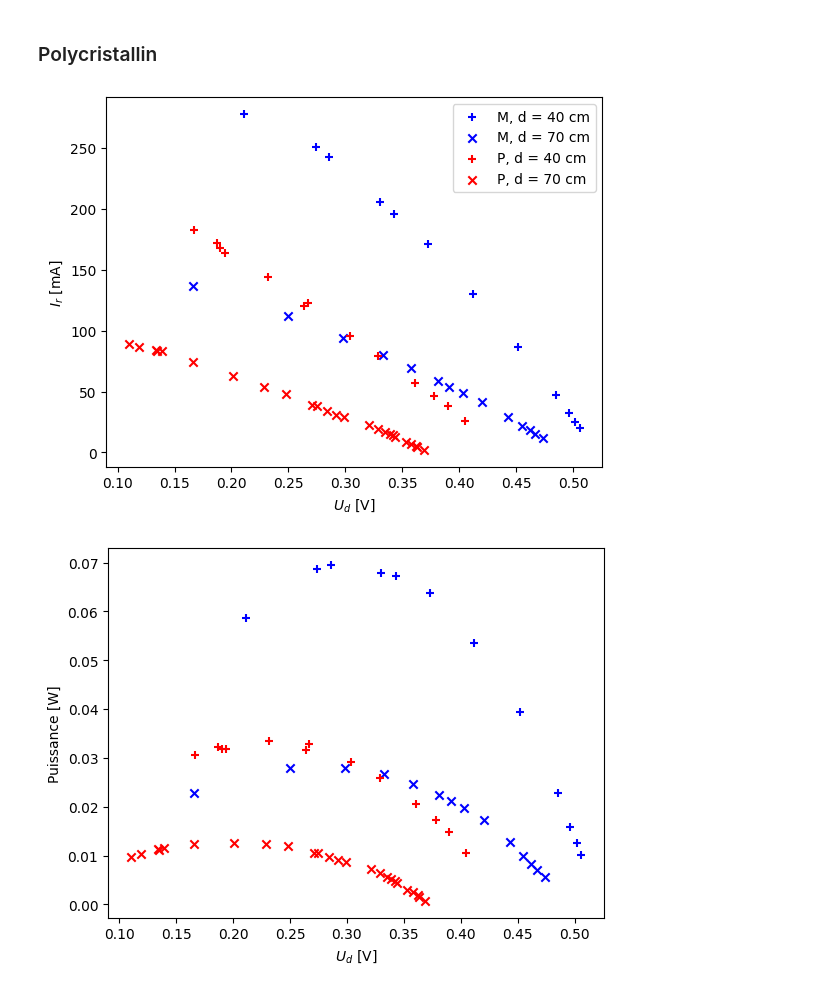
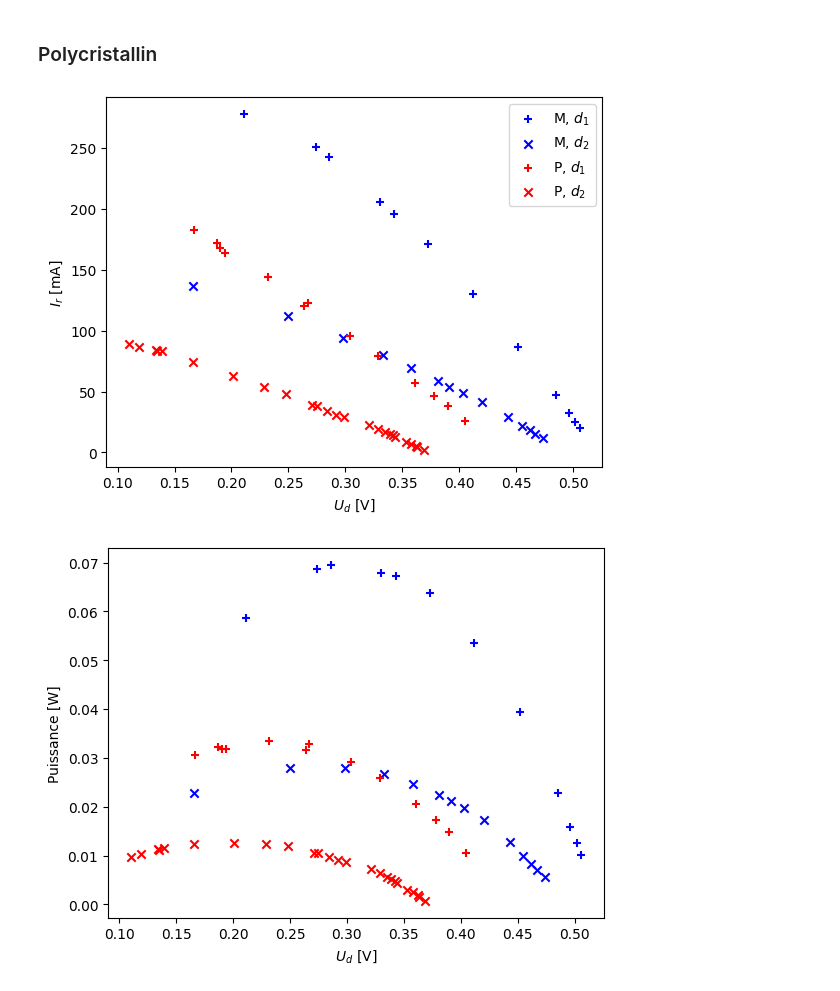
Before and after one commit to TomVdt/TPII-rapports, a Jupyter notebook: 01-J7-energie-solaire/analyse/exp2.ipynb, the cells around one changed output. Saved outputs shown, nothing was run; the diff lists cells and outputs as text; code cells hidden in the pictures.

```diff
--- a/01-J7-energie-solaire/analyse/exp2.ipynb
+++ b/01-J7-energie-solaire/analyse/exp2.ipynb
@@ -52,23 +52,41 @@ tikz.save("../plots/amorpheP(U).tikz")
 ### Polycristallin
 # %%
 monod40 = np.loadtxt("../data/Ir(Ud),monocristallin,d=40cm.csv", delimiter=",", skiprows=1, dtype=float)
+monod40U = monod40[:,1]
+delta_monod40U = np.ones(len(monod40U)) * 0.01
+monod40I = monod40[:,2]
+delta_monod40I = np.ones(len(monod40I))
+
 monod70 = np.loadtxt("../data/Ir(Ud),monocristallin,d=70cm.csv", delimiter=",", skiprows=1, dtype=float)
+monod70U = monod70[:,1]
+delta_monod70U = np.ones(len(monod70U)) * 0.01
+monod70I = monod70[:,2]
+delta_monod70I = np.ones(len(monod70I))
 # %%
 polyd40 = np.loadtxt("../data/Ir(Ud),polycristallin,d=40cm.csv", delimiter=",", skiprows=1, dtype=float)
+polyd40U = polyd40[:,1]
+delta_polyd40U = np.ones(len(polyd40U)) * 0.005
+polyd40I = polyd40[:,2]
+delta_polyd40I = np.ones(len(polyd40I)) * 0.001
+
 polyd70 = np.loadtxt("../data/Ir(Ud),polycristallin,d=70cm.csv", delimiter=",", skiprows=1, dtype=float)
+polyd70U = polyd70[:,1]
+delta_polyd70U = np.ones(len(polyd70U)) * 0.005
+polyd70I = polyd70[:,2]
+delta_polyd70I = np.ones(len(polyd70I)) * 0.001
 # %%
-plt.scatter(monod40[:,1], monod40[:,2], marker="+", color=colors["M"], label="M, d = 40 cm")
-plt.scatter(monod70[:,1], monod70[:,2], marker="x", color=colors["M"], label="M, d = 70 cm")
+plt.scatter(monod40U, monod40I, marker="+", color=colors["M"], label="M, $d_1$")
+plt.scatter(monod70U, monod70I, marker="x", color=colors["M"], label="M, $d_2$")
 
-plt.scatter(polyd40[:,1], polyd40[:,2], marker='+', color=colors["P"], label="P, d = 40 cm")
-plt.scatter(polyd70[:,1], polyd70[:,2], marker='x', color=colors["P"], label="P, d = 70 cm")
+plt.scatter(polyd40U, polyd40I, marker='+', color=colors["P"], label="P, $d_1$")
+plt.scatter(polyd70U, polyd70I, marker='x', color=colors["P"], label="P, $d_2$")
 plt.legend()
 # plt.title("$I_r(U_d)$, Cellule Polycristalline")
 plt.xlabel("$U_d$ [V]")
 plt.ylabel("$I_r$ [mA]")
 tikz.save("../plots/Igamma(U),MP.tikz")
 # %% [output]
-[figure, old version]
+[figure, new version]
 # %%
 # Puissances
 # [W] = [V] * [A]
```
Also changed, not shown: parts of 5 cells of this notebook, 10 other files.
